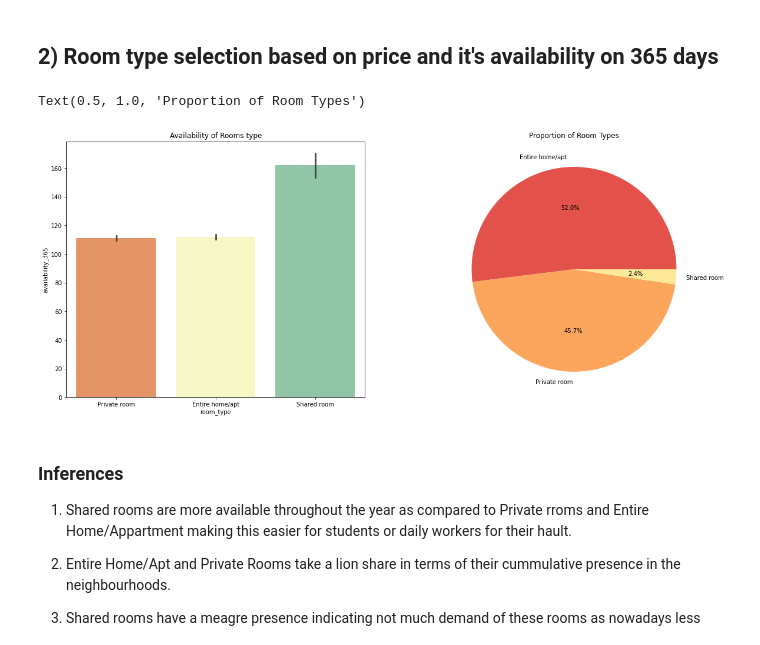
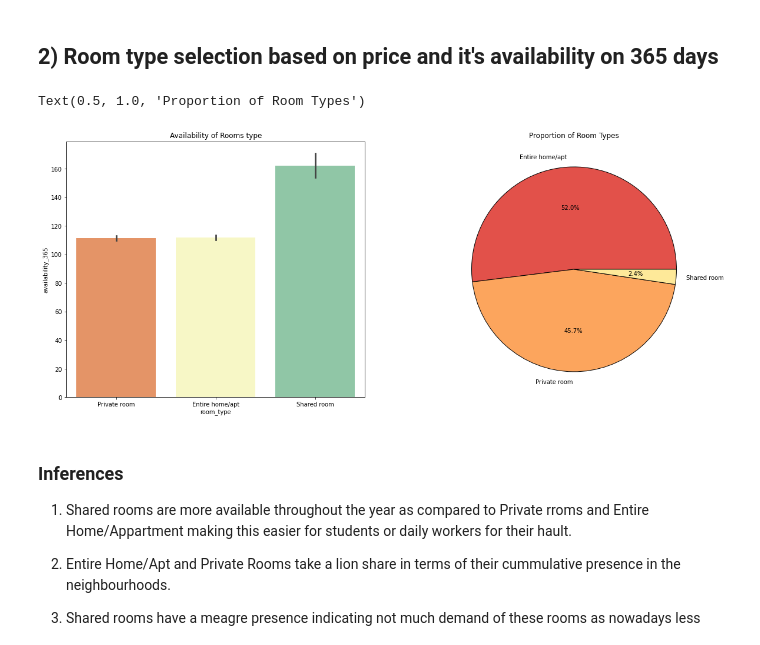
Before and after one commit to pasayat-siddhartha/Capstone_Project01_EDA_Airbnb_Booking_Analysis, a Jupyter notebook: SP_Airbnb_Bookings_Analysis_Capstone_Project.ipynb, the cells around one changed output. Cells and saved outputs as stored; diff of their text form; code cells hidden in the pictures.

```diff
--- a/SP_Airbnb_Bookings_Analysis_Capstone_Project.ipynb
+++ b/SP_Airbnb_Bookings_Analysis_Capstone_Project.ipynb
@@ -304,20 +306,20 @@ Financial District being Manhattan city's buzzing heart very aptly coincides wit
 # %%
 # Plot Barplot and Pie Chart for Data Visualization
 fig, axes = plt.subplots(nrows=1, ncols=2, figsize=(20, 8))
 ax = axes.flatten()
 
 #define Seaborn color palette to use
 colors = sns.color_palette('Spectral')[0:5]
 
 sns.barplot(data=df, x='room_type', y='availability_365', ax=ax[0], palette = 'Spectral' )
 ax[0].set_title("Availability of Rooms type");
 labels = df['room_type'].value_counts().index
 sizes = df['room_type'].value_counts().values
-ax[1].pie(sizes, labels=labels, autopct='%1.1f%%',colors = colors)
+ax[1].pie(sizes, labels=labels, autopct='%1.1f%%',colors = colors, wedgeprops={"edgecolor": "black"}, frame=False)
 ax[1].set_title('Proportion of Room Types')
 # %% [output]
 Text(0.5, 1.0, 'Proportion of Room Types')
-[figure, old version]
+[figure, new version]
 # %% [markdown]
 ### Inferences
 
```
Also changed, not shown: parts of 10 cells of this notebook.
